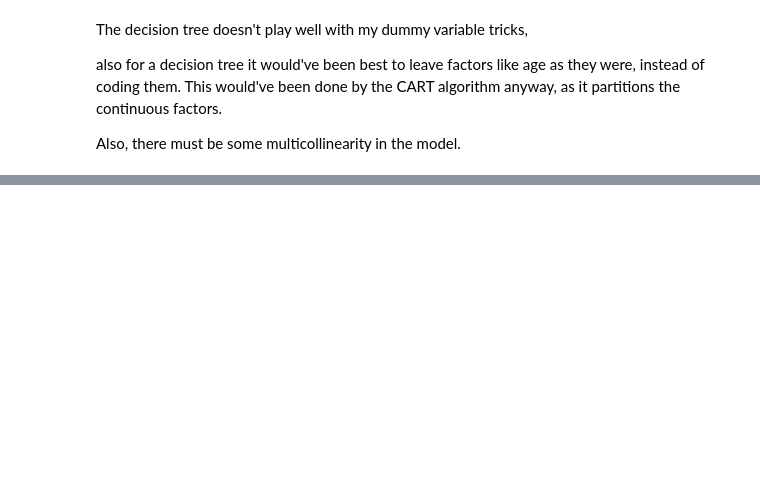
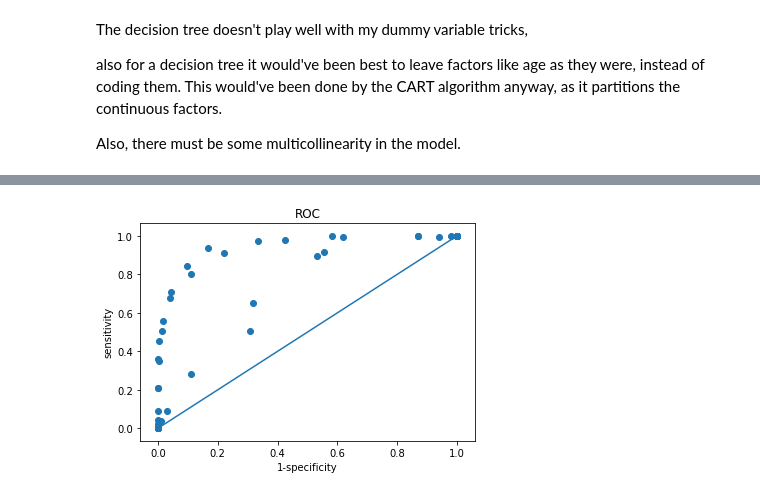
Before and after one commit to idotsuk/patients_no_show, a Jupyter notebook: patient_no_show.ipynb, the cells around one changed output, grey strips where cells are left out. Cells and saved outputs as stored; diff of their text form; code cells hidden in the pictures; blank space fills up the shorter version.

```diff
--- a/patient_no_show.ipynb
+++ b/patient_no_show.ipynb
@@ -890,0 +880,25 @@ array([[-0.04904513,  0.01617347,  0.42088971, ..., -0.05890716,
+# %%
+from sklearn import linear_model
+
+
+y = np.array([])
+y_hat = np.array([])
+
+
+reg = linear_model.LinearRegression()
+for components in np.arange(5,25,5):
+    this_y, this_y_hat = test_classifier(reg , data_clean , test_size = 0.2, \
+                                         reps = 1, exclude = excludes, pca=True,\
+                                         pca_components = components)
+   #print(this_y.shape,this_y_hat.shape)
+    if (len(y) < 1):
+        y = this_y
+        y_hat = this_y_hat
+    else:
+        y = np.vstack([y, this_y])
+        y_hat = np.vstack([y_hat, this_y_hat])
+
+
+roc_graph(y, y_hat, threshold = np.linspace(y_hat.min(),y_hat.max(),15))
+# %% [output]
+[figure, added]
```
Also changed, not shown: parts of 4 cells of this notebook.
